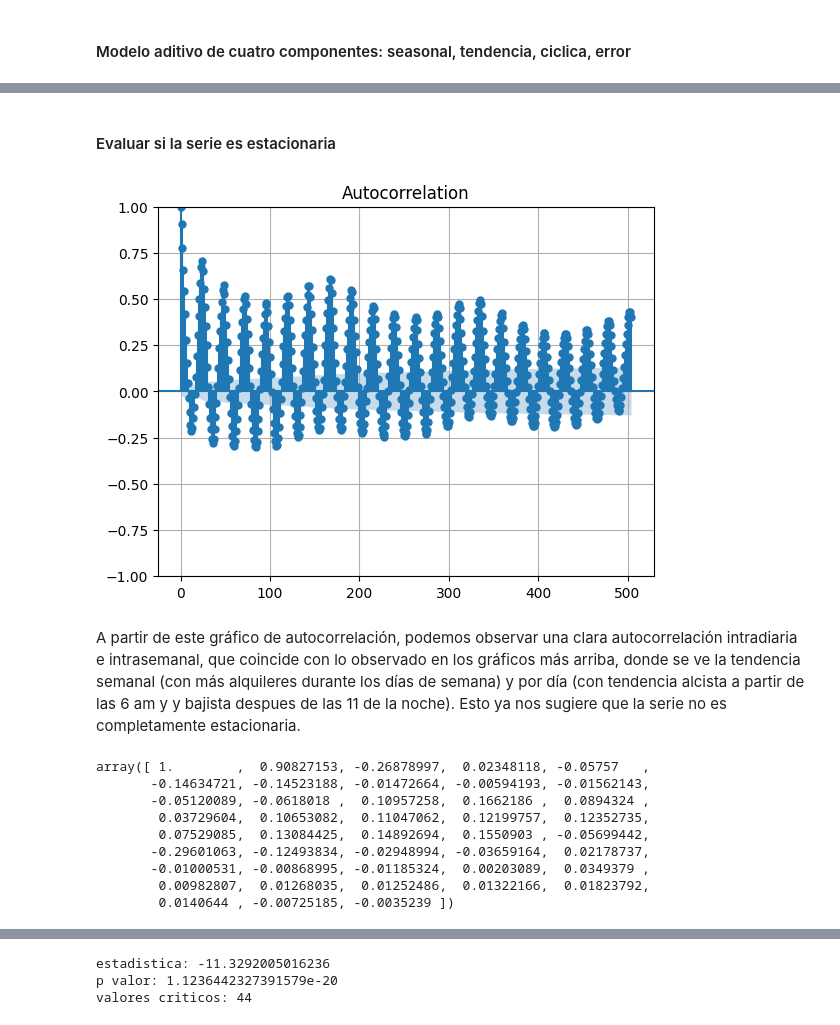
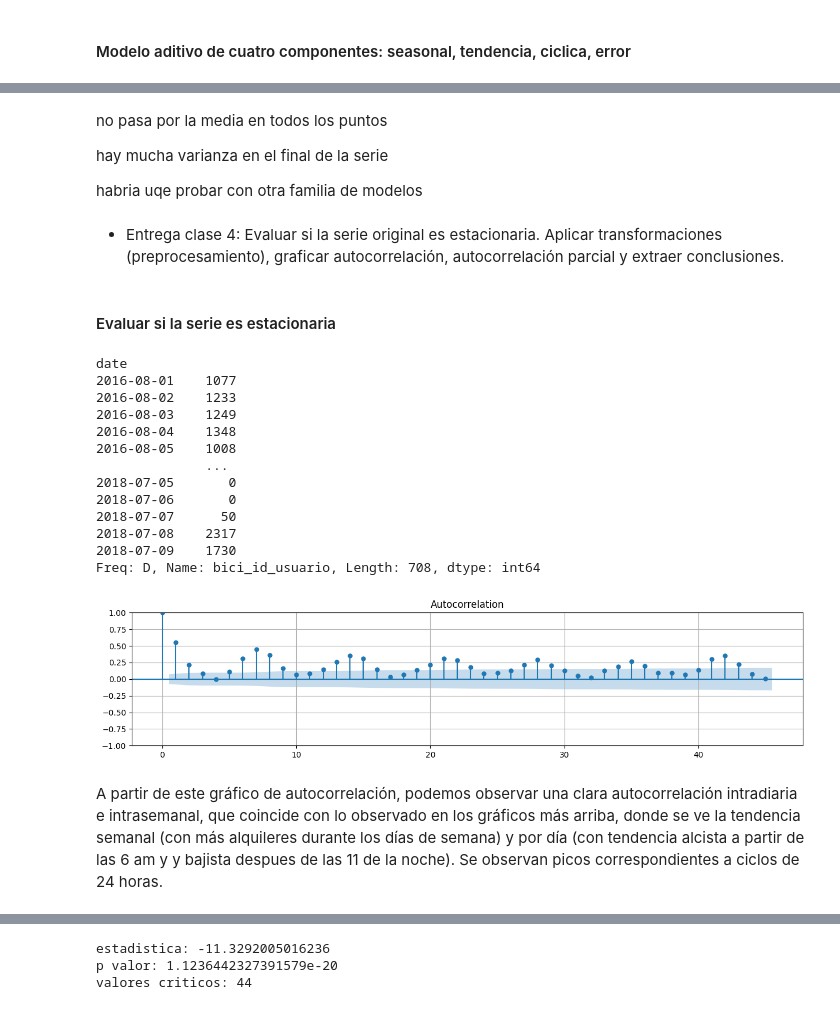
Before and after one commit to marianataglio/seriestemporales, a Jupyter notebook: tp_st.ipynb, the cells around one changed output, grey strips where cells are left out. Cells and saved outputs as stored; diff of their text form; code cells hidden in the pictures.

```diff
--- a/tp_st.ipynb
+++ b/tp_st.ipynb
@@ -43,5 +47,5 @@ Text(0.5, 1.0, 'Alquiler de bicis Mayo 2015 - Julio 2018')
 Observamos que hay muchos menos registros durante los primeros meses de 2016. Es por esta razón que tomaremos la decisión de achicar la serie y quedarnos con dos años de datos, desde Julio 2016 a 2018.
 # %%
-fecha_limite = pd.to_datetime('2016-07-01 00:00:00')
+fecha_limite = pd.to_datetime('2016-08-01 00:00:00')
 df_shorten = df[df['date'] >= fecha_limite]
 bicis_por_dia = df_shorten.groupby('date').bici_id_usuario.count()
@@ -213,30 +304,46 @@ plt.show()
+# %% [markdown]
+no pasa por la media  en todos los puntos
+
+hay mucha varianza en el final de la serie
+
+habria uqe probar con otra familia de modelos
+# %% [markdown]
+
+* Entrega clase 4: Evaluar si la serie original es estacionaria. Aplicar transformaciones
+(preprocesamiento), graficar autocorrelación, autocorrelación parcial y extraer conclusiones.
 # %% [markdown]
 #### Evaluar si la serie es estacionaria
+# %%
+bicis_por_dia.resample('D').sum()
+# %% [output]
+date
+2016-08-01    1077
+2016-08-02    1233
+2016-08-03    1249
+2016-08-04    1348
+2016-08-05    1008
+              ...
+2018-07-05       0
+2018-07-06       0
+2018-07-07      50
+2018-07-08    2317
+2018-07-09    1730
+Freq: D, Name: bici_id_usuario, Length: 708, dtype: int64
 # %%
 # calculo autocorrelación y autocorrelación parcial
 
-plot_acf(bicis_por_dia, lags=24*21)
+plt.figure(figsize=(15,3))
+plot_acf(bicis_por_dia.resample('D').sum(), lags=45, ax=plt.gca()) #lags=dias
 plt.grid(True)
+plt.show()
 # %% [output]
-[figure, old version]
+[figure, new version]
 # %% [markdown]
-A partir de este gráfico de autocorrelación, podemos observar una clara autocorrelación intradiaria e intrasemanal, que coincide con lo observado en los gráficos más arriba, donde se ve la tendencia semanal (con más alquileres durante los días de semana) y por día (con tendencia alcista a partir de las 6 am y y bajista despues de las 11 de la noche). Esto ya nos sugiere que la serie no es completamente estacionaria.
+A partir de este gráfico de autocorrelación, podemos observar una clara autocorrelación intradiaria e intrasemanal, que coincide con lo observado en los gráficos más arriba, donde se ve la tendencia semanal (con más alquileres durante los días de semana) y por día (con tendencia alcista a partir de las 6 am y y bajista despues de las 11 de la noche). Se observan picos correspondientes a ciclos de 24 horas.
 # %%
 # autocorrelacion parcial
 
 acf_values, conf_int = pacf(bicis_por_dia, alpha=0.05)
-# %%
-acf_values
-# %% [output]
-array([ 1.        ,  0.90827153, -0.26878997,  0.02348118, -0.05757   ,
-       -0.14634721, -0.14523188, -0.01472664, -0.00594193, -0.01562143,
-       -0.05120089, -0.0618018 ,  0.10957258,  0.1662186 ,  0.0894324 ,
-        0.03729604,  0.10653082,  0.11047062,  0.12199757,  0.12352735,
-        0.07529085,  0.13084425,  0.14892694,  0.1550903 , -0.05699442,
-       -0.29601063, -0.12493834, -0.02948994, -0.03659164,  0.02178737,
-       -0.01000531, -0.00868995, -0.01185324,  0.00203089,  0.0349379 ,
-        0.00982807,  0.01268035,  0.01252486,  0.01322166,  0.01823792,
-        0.0140644 , -0.00725185, -0.0035239 ])
 # %%
 from statsmodels.graphics.tsaplots import plot_pacf
 
```
Also changed, not shown: parts of 27 cells of this notebook.
